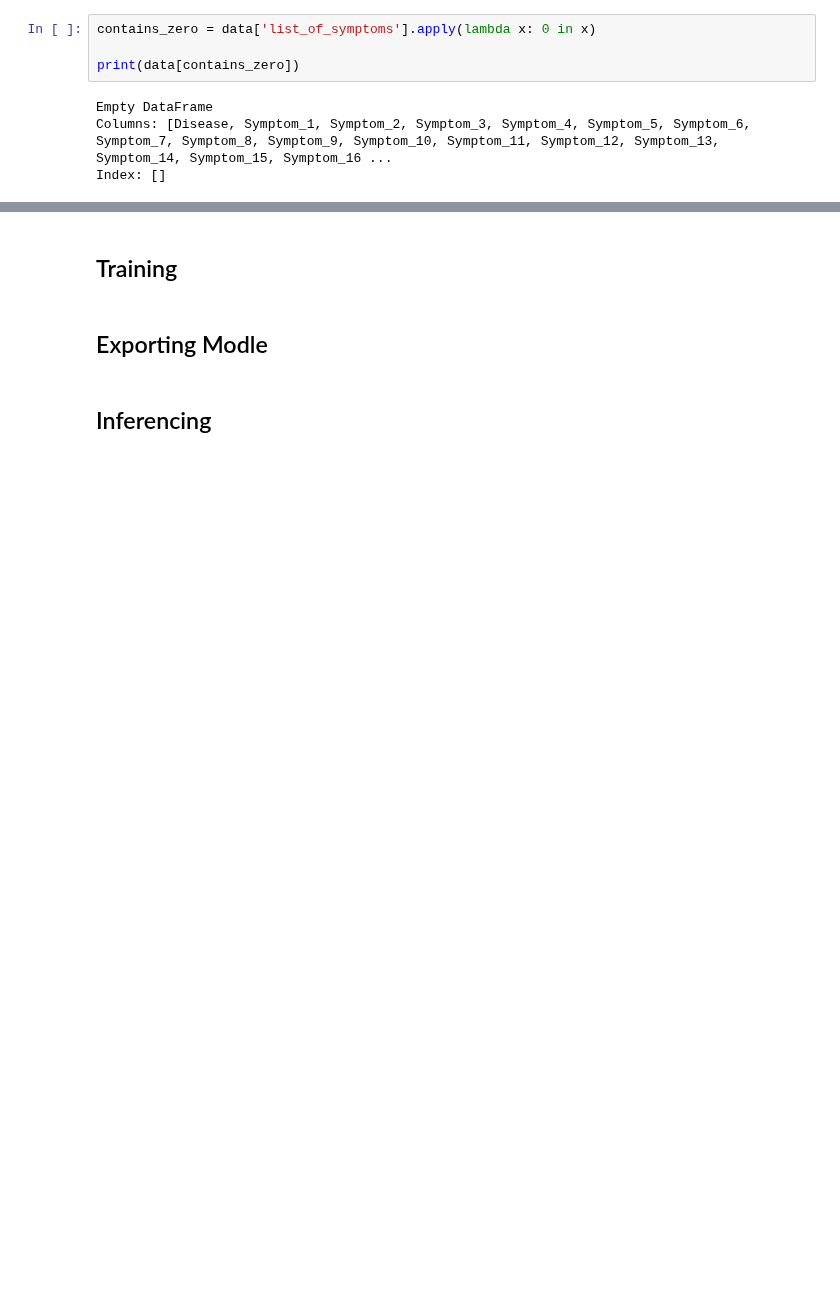
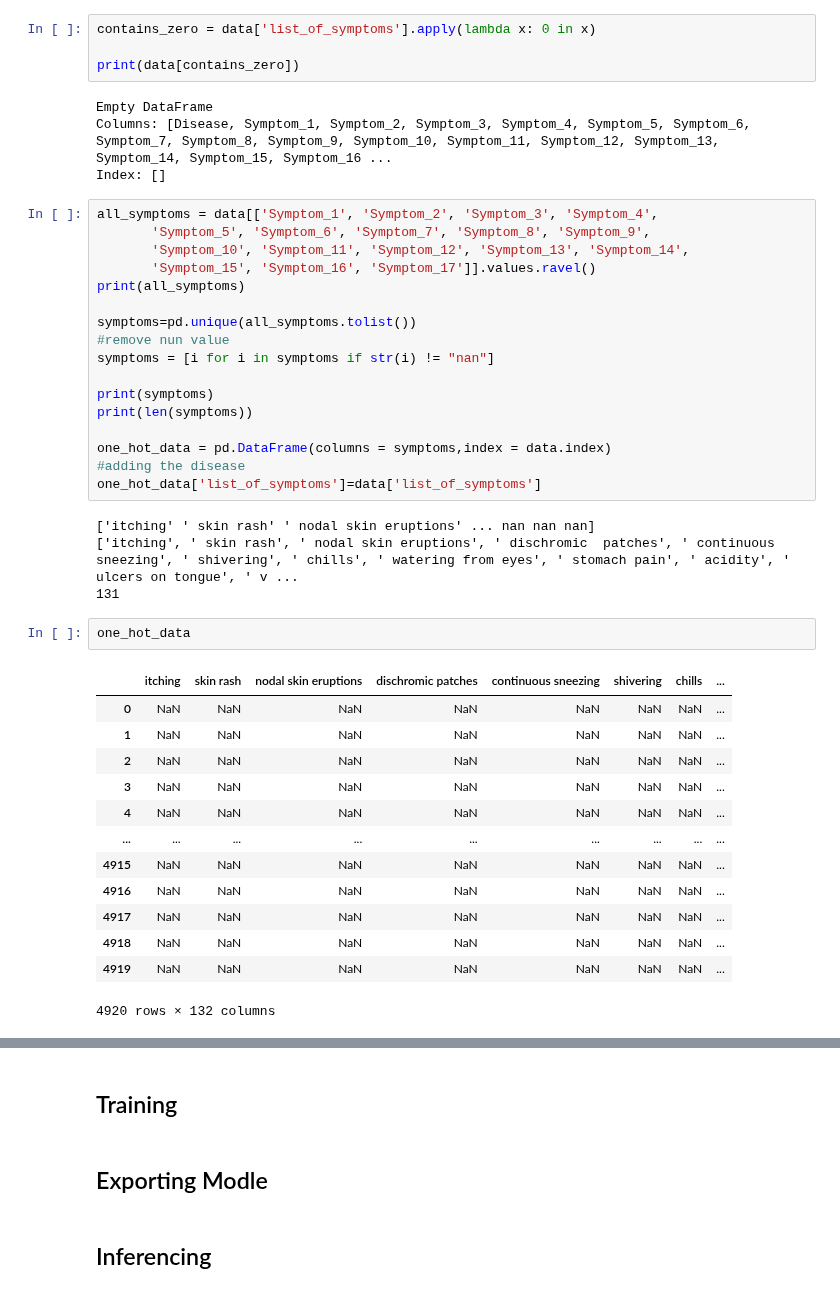
Before and after one commit to Chr728/Compass, a Jupyter notebook: symptomChecker/symptomChecker.ipynb, the cells around one changed output, grey strips where cells are left out. Drawn from its saved outputs; the diff is of its cells as text; blank space fills up the shorter version.

Commit message:
transform the data into one-hot format #479
The data set is transformed in to one hot format. Each column represents a symptom and the column value is either 0 or 1

```diff
--- a/symptomChecker/symptomChecker.ipynb
+++ b/symptomChecker/symptomChecker.ipynb
@@ -82,3 +82,40 @@ print(data[contains_zero])
 Empty DataFrame
 Columns: [Disease, Symptom_1, Symptom_2, Symptom_3, Symptom_4, Symptom_5, Symptom_6, Symptom_7, Symptom_8, Symptom_9, Symptom_10, Symptom_11, Symptom_12, Symptom_13, Symptom_14, Symptom_15, Symptom_16 ...
 Index: []
+# %%
+all_symptoms = data[['Symptom_1', 'Symptom_2', 'Symptom_3', 'Symptom_4',
+       'Symptom_5', 'Symptom_6', 'Symptom_7', 'Symptom_8', 'Symptom_9',
+       'Symptom_10', 'Symptom_11', 'Symptom_12', 'Symptom_13', 'Symptom_14',
+       'Symptom_15', 'Symptom_16', 'Symptom_17']].values.ravel()
+print(all_symptoms)
+
+symptoms=pd.unique(all_symptoms.tolist())
+#remove nun value
+symptoms = [i for i in symptoms if str(i) != "nan"]
+
+print(symptoms)
+print(len(symptoms))
+
+one_hot_data = pd.DataFrame(columns = symptoms,index = data.index)
+#adding the disease
+one_hot_data['list_of_symptoms']=data['list_of_symptoms']
+# %% [output]
+['itching' ' skin rash' ' nodal skin eruptions' ... nan nan nan]
+['itching', ' skin rash', ' nodal skin eruptions', ' dischromic  patches', ' continuous sneezing', ' shivering', ' chills', ' watering from eyes', ' stomach pain', ' acidity', ' ulcers on tongue', ' v ...
+131
+# %%
+one_hot_data
+# %% [output]
+|  | itching | skin rash | nodal skin eruptions | dischromic patches | continuous sneezing | shivering | chills | ... |
+| 0 | NaN | NaN | NaN | NaN | NaN | NaN | NaN | ... |
+| 1 | NaN | NaN | NaN | NaN | NaN | NaN | NaN | ... |
+| 2 | NaN | NaN | NaN | NaN | NaN | NaN | NaN | ... |
+| 3 | NaN | NaN | NaN | NaN | NaN | NaN | NaN | ... |
+| 4 | NaN | NaN | NaN | NaN | NaN | NaN | NaN | ... |
+| ... | ... | ... | ... | ... | ... | ... | ... | ... |
+| 4915 | NaN | NaN | NaN | NaN | NaN | NaN | NaN | ... |
+| 4916 | NaN | NaN | NaN | NaN | NaN | NaN | NaN | ... |
+| 4917 | NaN | NaN | NaN | NaN | NaN | NaN | NaN | ... |
+| 4918 | NaN | NaN | NaN | NaN | NaN | NaN | NaN | ... |
+| 4919 | NaN | NaN | NaN | NaN | NaN | NaN | NaN | ... |
+4920 rows × 132 columns
```
Also changed, not shown: parts of 2 cells of this notebook.
